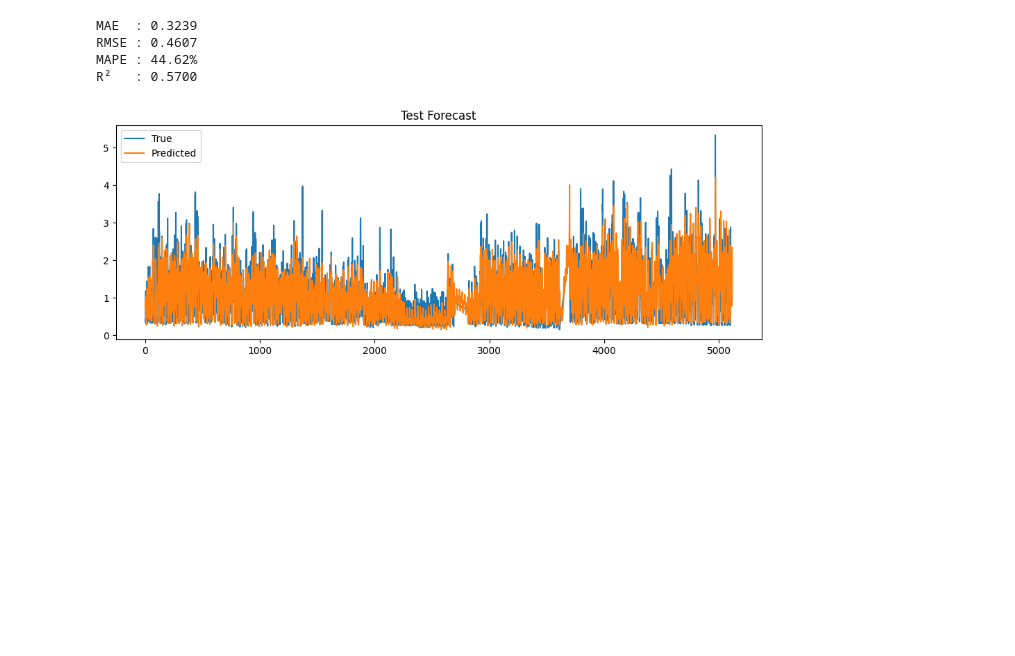
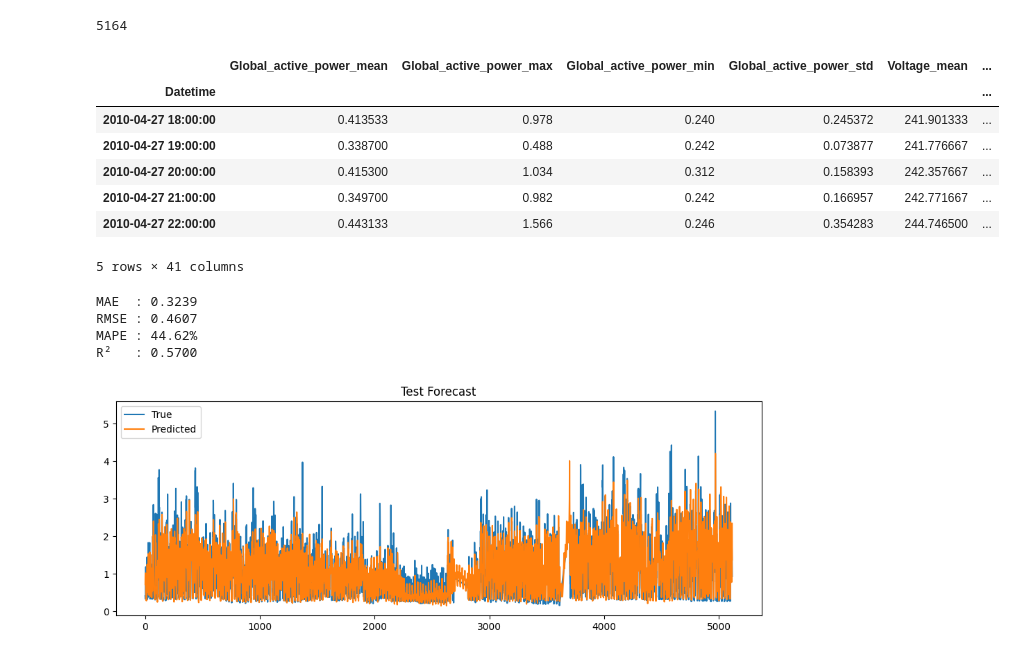
Before and after one commit to ferinsh/sfRP, a Jupyter notebook: evaluate.ipynb, the cells around one changed output. Cells and saved outputs as stored; diff of their text form; code cells hidden in the pictures; blank space fills up the shorter version.

```diff
--- a/evaluate.ipynb
+++ b/evaluate.ipynb
@@ -77,0 +81,18 @@ y_true = yte
+# %%
+len(test_df)
+# %% [output]
+5164
+# %%
+aligned_test_df = test_df.iloc[-len(y_pred):].copy()
+aligned_test_df["y_pred"] = y_pred
+
+aligned_test_df.head()
+# %% [output]
+|  | Global_active_power_mean | Global_active_power_max | Global_active_power_min | Global_active_power_std | Voltage_mean | ... |
+| Datetime |  |  |  |  |  | ... |
+| 2010-04-27 18:00:00 | 0.413533 | 0.978 | 0.240 | 0.245372 | 241.901333 | ... |
+| 2010-04-27 19:00:00 | 0.338700 | 0.488 | 0.242 | 0.073877 | 241.776667 | ... |
+| 2010-04-27 20:00:00 | 0.415300 | 1.034 | 0.312 | 0.158393 | 242.357667 | ... |
+| 2010-04-27 21:00:00 | 0.349700 | 0.982 | 0.242 | 0.166957 | 242.771667 | ... |
+| 2010-04-27 22:00:00 | 0.443133 | 1.566 | 0.246 | 0.354283 | 244.746500 | ... |
+5 rows × 41 columns
```
Also changed, not shown: parts of 2 cells of this notebook, 7 other files.
